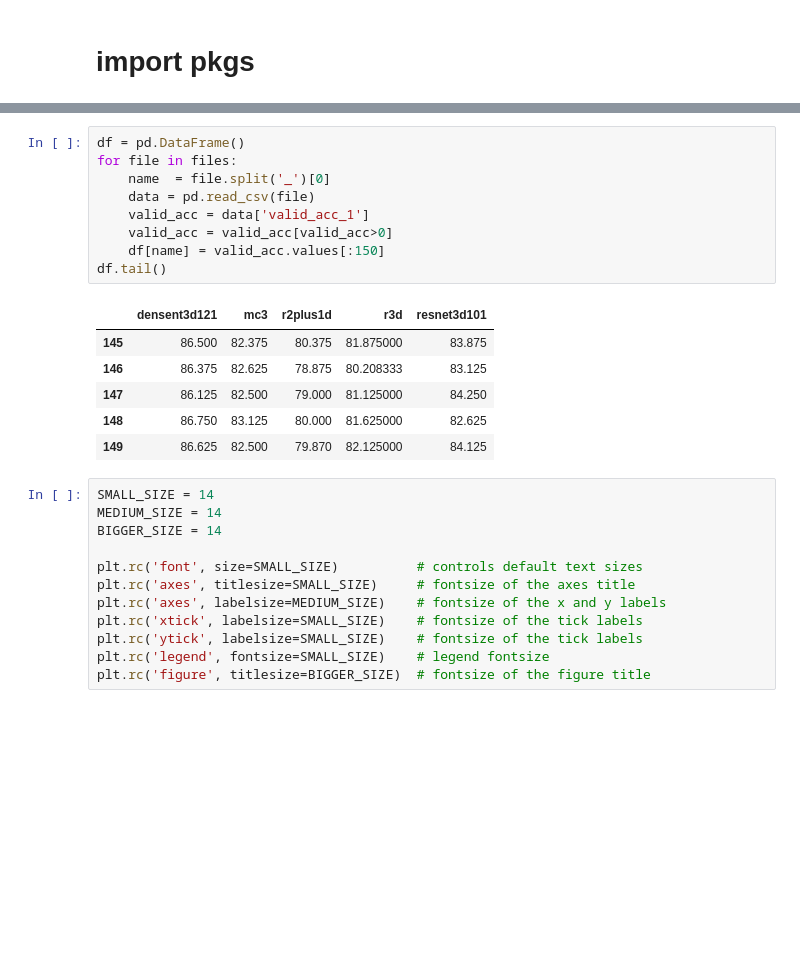
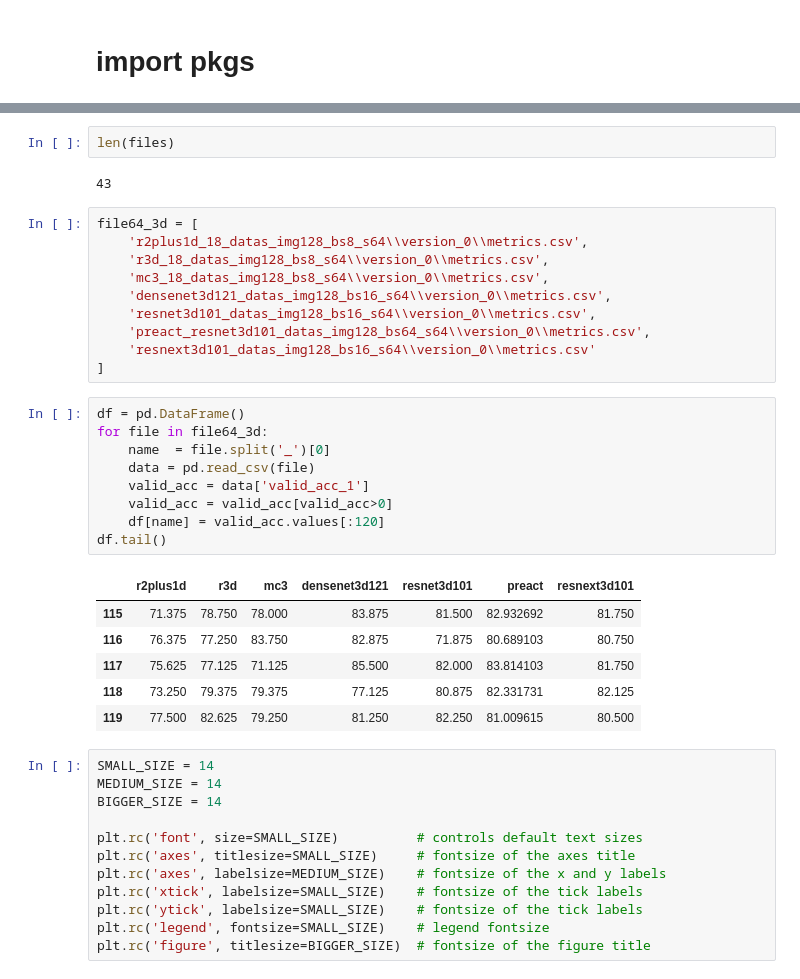
Before and after one commit to wang-shihao/HKBU_HPML_COVID-19, a Jupyter notebook: covid19_pipeline/results_analysis/visualize.ipynb, the cells around one changed output, grey strips where cells are left out. Saved outputs shown, nothing was run; the diff lists cells and outputs as text; blank space fills up the shorter version.

```diff
--- a/covid19_pipeline/results_analysis/visualize.ipynb
+++ b/covid19_pipeline/results_analysis/visualize.ipynb
@@ -23,19 +94,33 @@ files
+# %%
+len(files)
+# %% [output]
+43
+# %%
+file64_3d = [
+    'r2plus1d_18_datas_img128_bs8_s64\\version_0\\metrics.csv',
+    'r3d_18_datas_img128_bs8_s64\\version_0\\metrics.csv',
+    'mc3_18_datas_img128_bs8_s64\\version_0\\metrics.csv',
+    'densenet3d121_datas_img128_bs16_s64\\version_0\\metrics.csv',
+    'resnet3d101_datas_img128_bs16_s64\\version_0\\metrics.csv',
+    'preact_resnet3d101_datas_img128_bs64_s64\\version_0\\metrics.csv',
+    'resnext3d101_datas_img128_bs16_s64\\version_0\\metrics.csv'
+]
 # %%
 df = pd.DataFrame()
-for file in files:
+for file in file64_3d:
     name  = file.split('_')[0]
     data = pd.read_csv(file)
     valid_acc = data['valid_acc_1']
     valid_acc = valid_acc[valid_acc>0]
-    df[name] = valid_acc.values[:150]
+    df[name] = valid_acc.values[:120]
 df.tail()
 # %% [output]
-|  | densent3d121 | mc3 | r2plus1d | r3d | resnet3d101 |
-| 145 | 86.500 | 82.375 | 80.375 | 81.875000 | 83.875 |
-| 146 | 86.375 | 82.625 | 78.875 | 80.208333 | 83.125 |
-| 147 | 86.125 | 82.500 | 79.000 | 81.125000 | 84.250 |
-| 148 | 86.750 | 83.125 | 80.000 | 81.625000 | 82.625 |
-| 149 | 86.625 | 82.500 | 79.870 | 82.125000 | 84.125 |
+|  | r2plus1d | r3d | mc3 | densenet3d121 | resnet3d101 | preact | resnext3d101 |
+| 115 | 71.375 | 78.750 | 78.000 | 83.875 | 81.500 | 82.932692 | 81.750 |
+| 116 | 76.375 | 77.250 | 83.750 | 82.875 | 71.875 | 80.689103 | 80.750 |
+| 117 | 75.625 | 77.125 | 71.125 | 85.500 | 82.000 | 83.814103 | 81.750 |
+| 118 | 73.250 | 79.375 | 79.375 | 77.125 | 80.875 | 82.331731 | 82.125 |
+| 119 | 77.500 | 82.625 | 79.250 | 81.250 | 82.250 | 81.009615 | 80.500 |
 # %%
 SMALL_SIZE = 14
 MEDIUM_SIZE = 14
```
Also changed, not shown: parts of 58 cells of this notebook, 1 other file.
